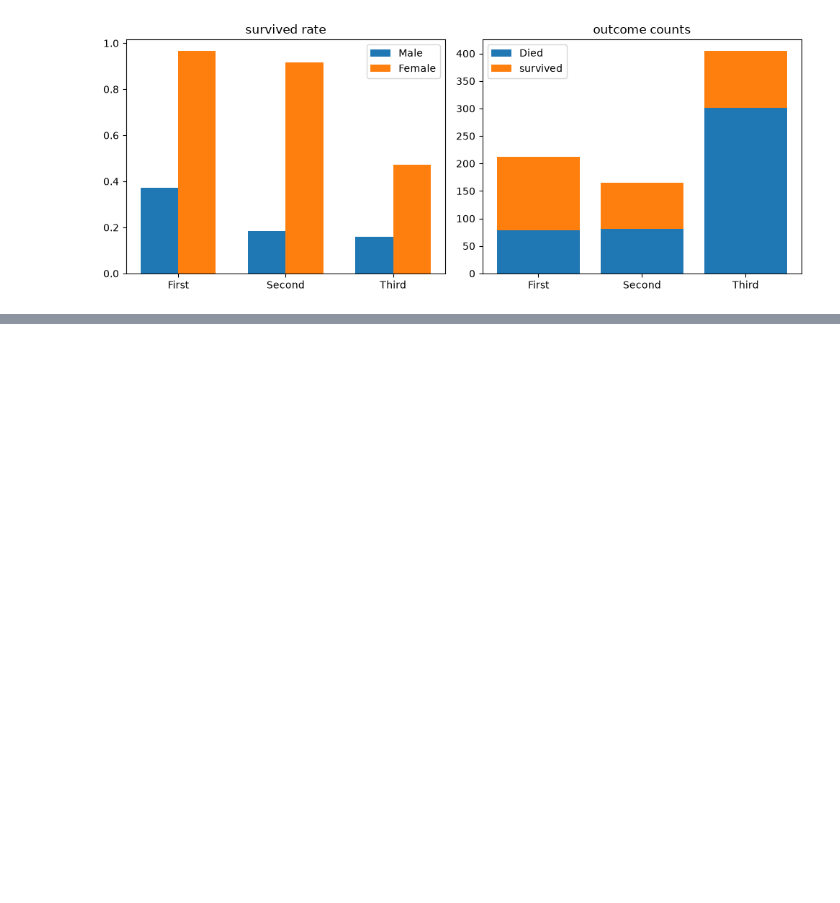
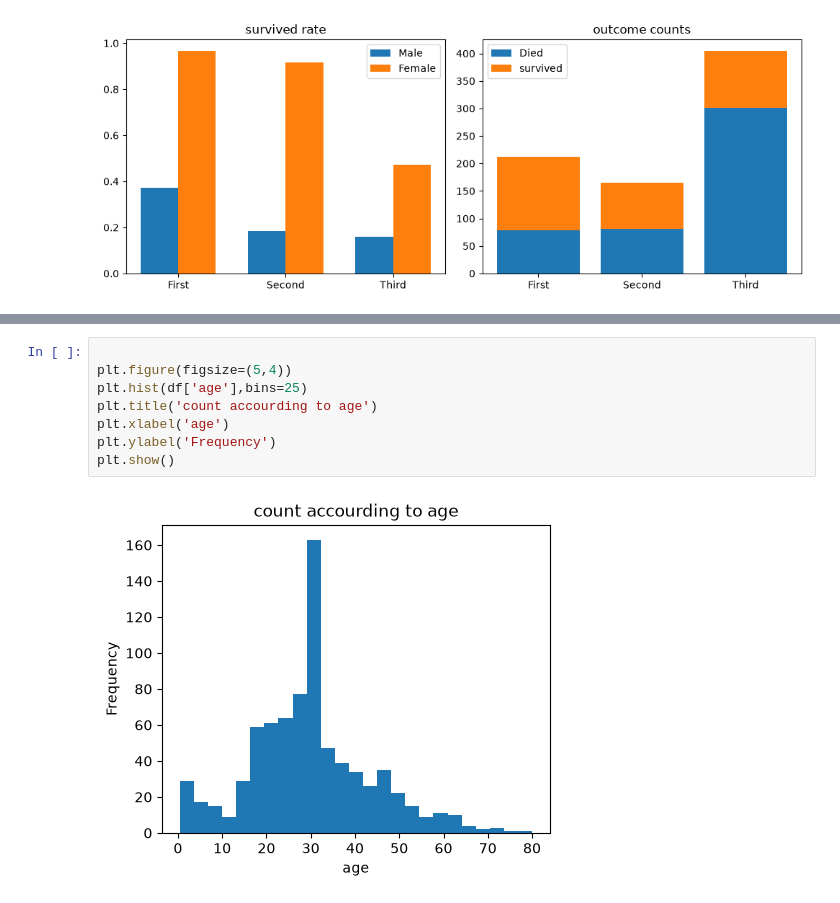
Before and after one commit to Sumit-Rajak99/Matplotlib-learning, a Jupyter notebook: class2.ipynb, the cells around one changed output, grey strips where cells are left out. Saved outputs shown, nothing was run; the diff lists cells and outputs as text; blank space fills up the shorter version.

```diff
--- a/class2.ipynb
+++ b/class2.ipynb
@@ -355,0 +391,10 @@ plt.show()
+# %%
+
+plt.figure(figsize=(5,4))
+plt.hist(df['age'],bins=25)
+plt.title('count accourding to age')
+plt.xlabel('age')
+plt.ylabel('Frequency')
+plt.show()
+# %% [output]
+[figure, added]
```
Also changed, not shown: parts of 9 cells of this notebook, 1 other file.
